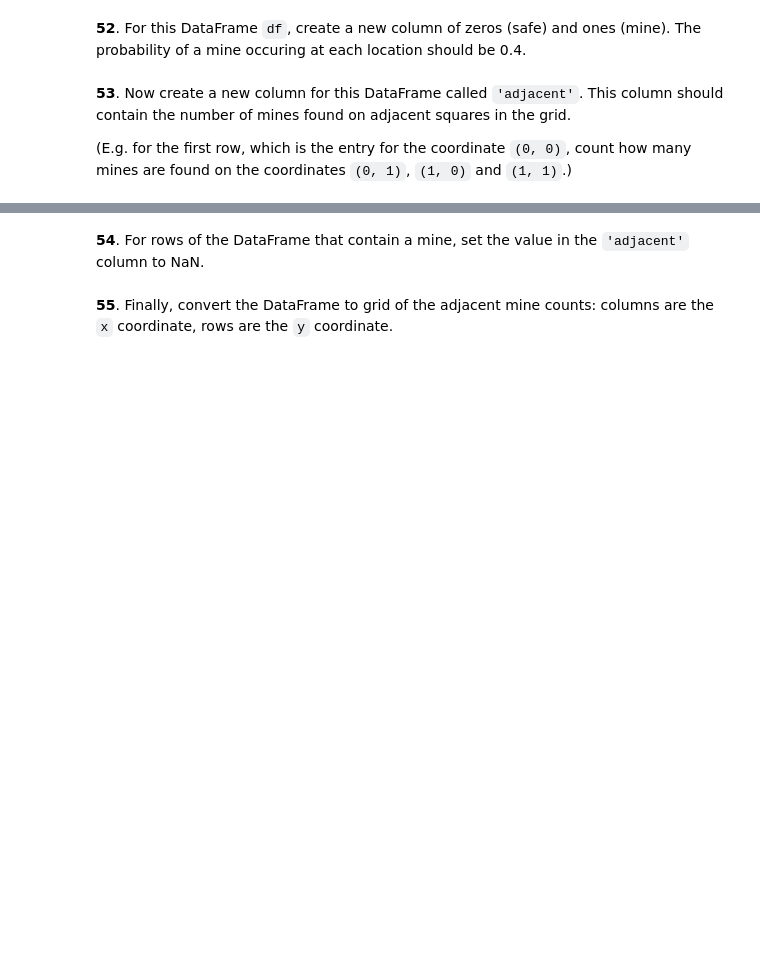
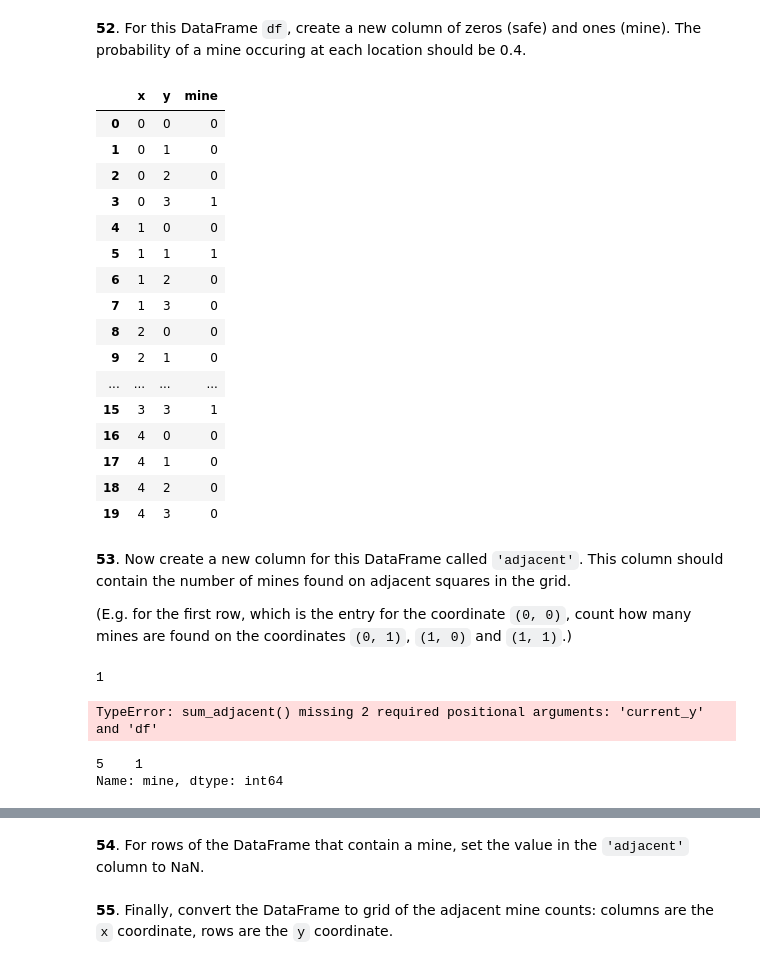
Before and after one commit to rachelpoole/100-pandas-puzzles, a Jupyter notebook: 100-pandas-puzzles.ipynb, the cells around one changed output, grey strips where cells are left out. Saved outputs shown, nothing was run; the diff lists cells and outputs as text; code cells hidden in the pictures; blank space fills up the shorter version.

```diff
--- a/100-pandas-puzzles.ipynb
+++ b/100-pandas-puzzles.ipynb
@@ -1000 +1074,9 @@ To begin, generate a DataFrame `df` with two columns, `'x'` and `'y'` containing
+# %%
+# Working solution!
+
+X = 5
+Y = 4
+index = pd.MultiIndex.from_product((range(X), range(Y)), names = ('x', 'y'))
+df = pd.DataFrame(index = index).reset_index()
+# df
 # %% [markdown]
@@ -1001,4 +1084,27 @@ To begin, generate a DataFrame `df` with two columns, `'x'` and `'y'` containing
 **52**. For this DataFrame `df`, create a new column of zeros (safe) and ones (mine). The probability of a mine occuring at each location should be 0.4.
+# %%
+# My solution and official solution
+
+df['mine'] = np.random.binomial(n=1, p=0.4, size=len(index))
+df
+# %% [output]
+|  | x | y | mine |
+| 0 | 0 | 0 | 0 |
+| 1 | 0 | 1 | 0 |
+| 2 | 0 | 2 | 0 |
+| 3 | 0 | 3 | 1 |
+| 4 | 1 | 0 | 0 |
+| 5 | 1 | 1 | 1 |
+| 6 | 1 | 2 | 0 |
+| 7 | 1 | 3 | 0 |
+| 8 | 2 | 0 | 0 |
+| 9 | 2 | 1 | 0 |
+| ... | ... | ... | ... |
+| 15 | 3 | 3 | 1 |
+| 16 | 4 | 0 | 0 |
+| 17 | 4 | 1 | 0 |
+| 18 | 4 | 2 | 0 |
+| 19 | 4 | 3 | 0 |
 # %% [markdown]
 **53**. Now create a new column for this DataFrame called `'adjacent'`. This column should contain the number of mines found on adjacent squares in the grid.
 
@@ -1005,0 +1121,15 @@ To begin, generate a DataFrame `df` with two columns, `'x'` and `'y'` containing
+# %%
+sum_adjacent(0, 0, df)
+# %% [output]
+1
+# %%
+df['mine'].apply(sum_adjacent)
+
+# To be resumed!
+# %% [output]
+TypeError: sum_adjacent() missing 2 required positional arguments: 'current_y' and 'df'
+# %%
+df[(df['x'] == 1) & (df['y'] == 1)]['mine']
+# %% [output]
+5    1
+Name: mine, dtype: int64
```
Also changed, not shown: parts of 33 cells of this notebook, 1 other file.
